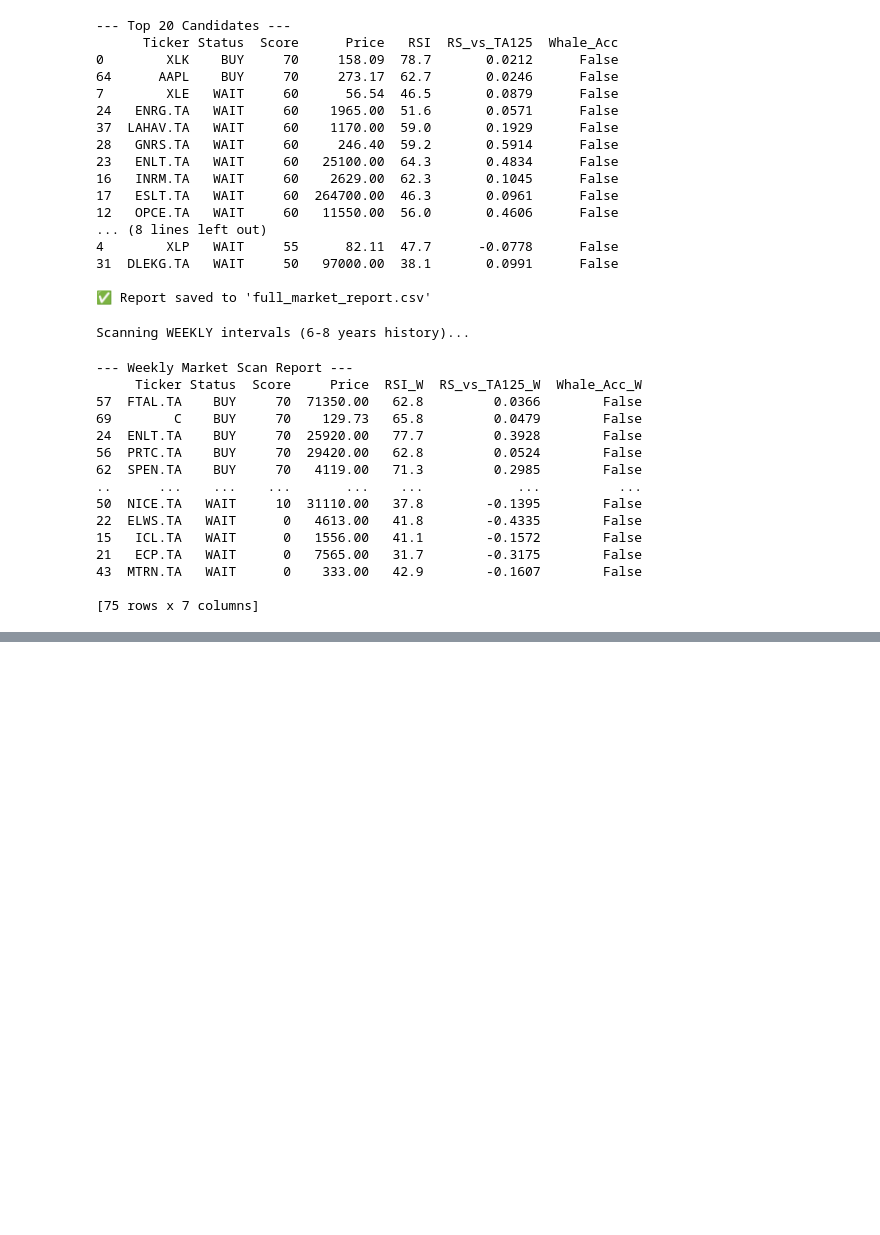
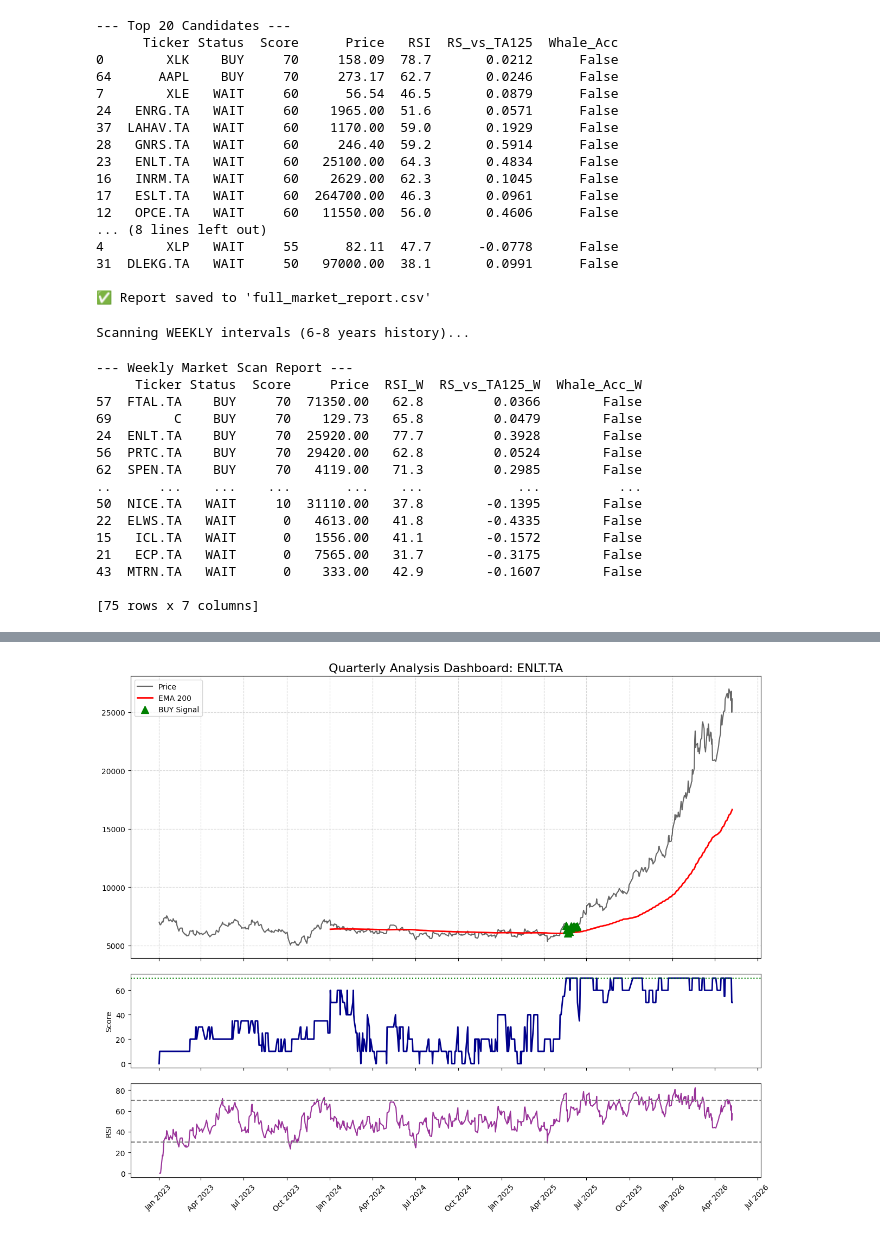
Before and after one commit to sheetrit-amit/FinalProject-RoboSmartInvestment, a Jupyter notebook: notebooks/ScanerStock.ipynb, the cells around one changed output, grey strips where cells are left out. Drawn from its saved outputs; the diff is of its cells as text; code cells hidden in the pictures; blank space fills up the shorter version.

```diff
--- a/notebooks/ScanerStock.ipynb
+++ b/notebooks/ScanerStock.ipynb
@@ -1146,0 +1669,94 @@ Scanning WEEKLY intervals (6-8 years history)...
+# %%
+import pandas as pd
+import pandas_ta as ta
+import yfinance as yf
+import numpy as np
+import matplotlib.pyplot as plt
+import matplotlib.dates as mdates
+
+# ==========================================
+# הגדרות הרצה - שנה כאן את הפרמטרים
+# ==========================================
+TICKER_TO_ANALYZE = "ENLT.TA"
+BENCHMARK_INDEX = "TA35.TA"
+START_DATE = "2023-01-01"  # טווח ארוך יותר כדי לראות את החלוקה לרבעונים
+# ==========================================
+
+def run_full_analysis_with_quarterly_axis(ticker, benchmark, start_date):
+    # 1. הורדת נתונים
+    df = yf.download(ticker, start=start_date, auto_adjust=True)
+    bench_df = yf.download(benchmark, start=start_date, auto_adjust=True)
+
+    if df.empty: return "No data found"
+    if isinstance(df.columns, pd.MultiIndex): df.columns = df.columns.get_level_values(0)
+    if isinstance(bench_df.columns, pd.MultiIndex): bench_df.columns = bench_df.columns.get_level_values(0)
+
+    # 2. חישוב מדדים טכניים
+    df['EMA200'] = ta.ema(df['Close'], length=200)
+    df['EMA50'] = ta.ema(df['Close'], length=50)
+    df['RSI'] = ta.rsi(df['Close'], length=14)
+    macd = ta.macd(df['Close'])
+    df['MACD_Hist'] = macd.iloc[:, 1]
+    df['CMF'] = ta.cmf(df['High'], df['Low'], df['Close'], df['Volume'], length=20)
+
+    rs_period = 63
+    df['RS_Value'] = df['Close'].pct_change(rs_period) - bench_df['Close'].pct_change(rs_period)
+
+    # 3. חישוב ציון ואיתותים
+    def calculate_score_row(row):
+        s = 0
+        if row['Close'] > row['EMA200']: s += 20
+        if row['EMA50'] > row['EMA200']: s += 15
+        if row['RS_Value'] > 0: s += 15
+        if row['CMF'] > 0: s += 10
+        if row['MACD_Hist'] > 0: s += 10
+        if row['RSI'] < 45: s += 10
+        return s
+
+    df['Total_Score'] = df.apply(calculate_score_row, axis=1)
+    df['Dist_EMA'] = ((df['Close'] - df['EMA200']) / df['EMA200']) * 100
+    df['Buy_Signal'] = (df['Total_Score'] >= 70) & (df['Dist_EMA'] <= 15)
+
+    # 4. יצירת הלוח הגרפי
+    fig, (ax1, ax2, ax3) = plt.subplots(3, 1, figsize=(15, 12), sharex=True, gridspec_kw={'height_ratios': [3, 1, 1]})
+    plt.subplots_adjust(hspace=0.1)
+
+    # עיצוב ציר X לרבעונים
+    locator = mdates.MonthLocator(bymonth=[1, 4, 7, 10]) # ינואר, אפריל, יולי, אוקטובר
+    fmt = mdates.DateFormatter('%b %Y') # פורמט: חודש ושנה
+
+    # --- גרף 1: מחיר ואיתותים ---
+    ax1.plot(df.index, df['Close'], label='Price', color='black', alpha=0.6, linewidth=1.5)
+    ax1.plot(df.index, df['EMA200'], label='EMA 200', color='red', linewidth=2)
+
+    # סימון חיצי קנייה
+    buy_dates = df[df['Buy_Signal']].index
+    buy_prices = df.loc[buy_dates, 'Close']
+    ax1.scatter(buy_dates, buy_prices * 0.97, marker='^', color='green', s=100, label='BUY Signal', zorder=5)
+
+    ax1.set_title(f"Quarterly Analysis Dashboard: {ticker}", fontsize=16)
+    ax1.xaxis.set_major_locator(locator)
+    ax1.xaxis.set_major_formatter(fmt)
+    ax1.legend(loc='upper left')
+    ax1.grid(True, which='major', axis='both', linestyle='--', alpha=0.5)
+
+    # --- גרף 2: ציון ---
+    ax2.plot(df.index, df['Total_Score'], label='Dashboard Score', color='darkblue', linewidth=2)
+    ax2.axhline(70, color='green', linestyle=':', label='Threshold (70)')
+    ax2.fill_between(df.index, df['Total_Score'], 70, where=(df['Total_Score'] >= 70), color='green', alpha=0.2)
+    ax2.set_ylabel('Score')
+
+    # --- גרף 3: RSI ---
+    ax3.plot(df.index, df['RSI'], label='RSI', color='purple', alpha=0.8)
+    ax3.axhline(30, color='gray', linestyle='--')
+    ax3.axhline(70, color='gray', linestyle='--')
+    ax3.set_ylabel('RSI')
+
+    # סיבוב התאריכים לשיפור הקריאות
+    plt.xticks(rotation=45)
+
+    plt.show()
+
+# הרצה
+run_full_analysis_with_quarterly_axis(TICKER_TO_ANALYZE, BENCHMARK_INDEX, START_DATE)
+# %% [output]
@@ -1146,0 +1765 @@ Scanning WEEKLY intervals (6-8 years history)...
+[figure, added]
```
Also changed, not shown: parts of 15 cells of this notebook, 10 other files.
